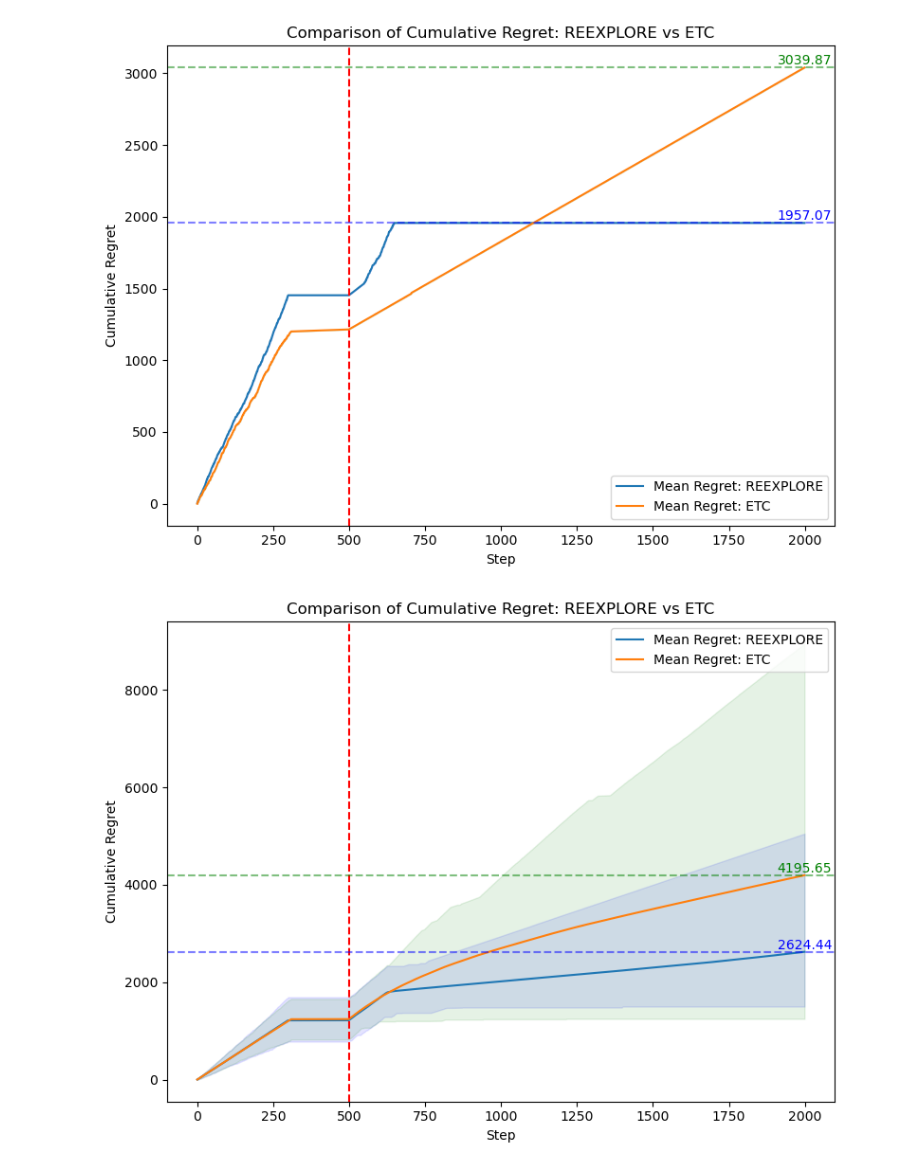
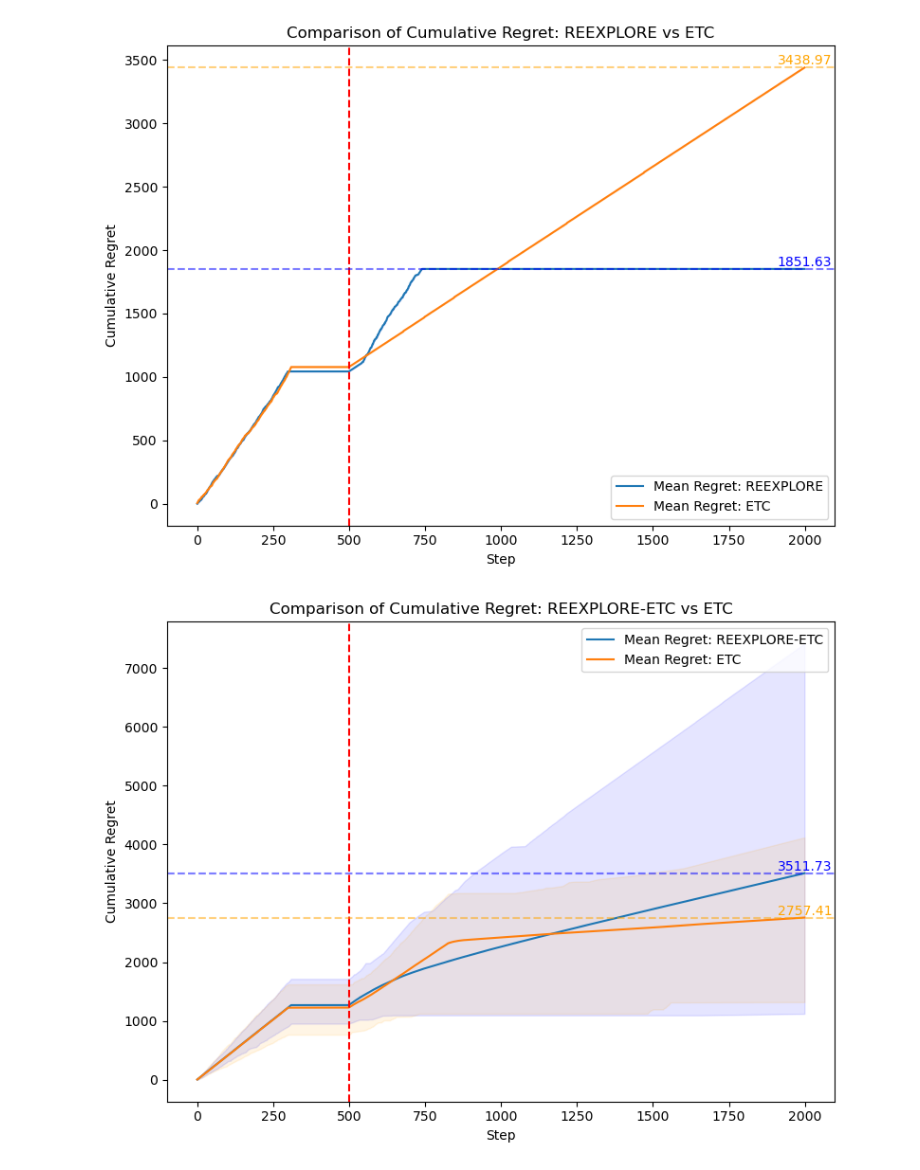
Before and after one commit to PanthonImem/REEXPLORE_ETC, a Jupyter notebook: notebooks/experiments.ipynb, the cells around one changed output. Cells and saved outputs as stored; diff of their text form; code cells hidden in the pictures.

```diff
--- a/notebooks/experiments.ipynb
+++ b/notebooks/experiments.ipynb
@@ -15,2 +16,6 @@ seed = 14
 random.seed(seed)
 np.random.seed(seed)
+# %%
+main_mab = MAB(T=2000, K=10, T_resampled=500, mu_low=0, mu_high=10, std=1, portion=1)
+print(main_mab.get_mu_list())
+print(main_mab.get_mu_list2())
@@ -33,7 +59,6 @@ plot_regret_single(mab, regretls, 'Greedy')
 # %%
-R = 100
-mab = MAB()
-alg = ETC(mab)
-regretls = run_algorithm(mab, alg, R=R)
-plot_regret_single(mab, regretls, 'ETC')
+mab = copy.deepcopy(main_mab)
+alg = ETC(mab, Ne = 30)
+regretls_ETC = run_algorithm(mab, alg, R=R)
+plot_regret_single(mab, regretls_ETC, 'ETC')
 # %% [output]
@@ -64,0 +89,5 @@ plot_regret_single(mab, regretls, 'Thompson_sampling')
+# %%
+mab = copy.deepcopy(main_mab)
+alg = REEXPLORE(mab, T_explore = 300, T_reexplore = 300, M = 100, epsilon=0.001, cooldown=500)
+regretls_REEXPLORE = run_algorithm(mab, alg, R=R)
+plot_regret_single(mab, regretls_REEXPLORE, 'REEXPLORE')
@@ -65,20 +109,17 @@ plot_regret_single(mab, regretls, 'Thompson_sampling')
 # %%
 R = 1
-mab = MAB(T=2000, K=10, T_resampled=500, mu_low=0, mu_high=10, std=1, portion=1)
-alg1 = REEXPLORE(mab, T_explore = 300, T_reexplore = 100, M = 100, epsilon=0.001, cooldown=500)
+mab = copy.deepcopy(main_mab)
+alg1 = REEXPLORE(mab, T_explore = 300, T_reexplore = 200, M = 100, epsilon=0.001, cooldown=500)
 regretls1 = run_algorithm(mab, alg1, R=R)
+
+mab= copy.deepcopy(main_mab)
 alg2 = ETC(mab, Ne = 30)
 regretls2 = run_algorithm(mab, alg2, R=R)
 plot_regret_double(mab, regretls1, regretls2, 'REEXPLORE','ETC')
 # %% [output]
-[figure, old version]
+[figure, new version]
 # %%
-R = 100
-mab = MAB(T=2000, K=10, T_resampled=500, mu_low=0, mu_high=10, std=1, portion=1)
-alg1 = REEXPLORE(mab, T_explore = 300, T_reexplore = 100, M = 100, epsilon=0.001, cooldown=500)
-regretls1 = run_algorithm(mab, alg1, R=R)
-alg2 = ETC(mab, Ne = 30)
-regretls2 = run_algorithm(mab, alg2, R=R)
-plot_regret_double(mab, regretls1, regretls2, 'REEXPLORE','ETC')
+mab = copy.deepcopy(main_mab)
+plot_regret_double(mab, regretls_ETC, regretls_REEXPLORE, 'REEXPLORE-ETC','ETC')
 # %% [output]
-[figure, old version]
+[figure, new version]
```
Also changed, not shown: parts of 13 cells of this notebook, 3 other files.
